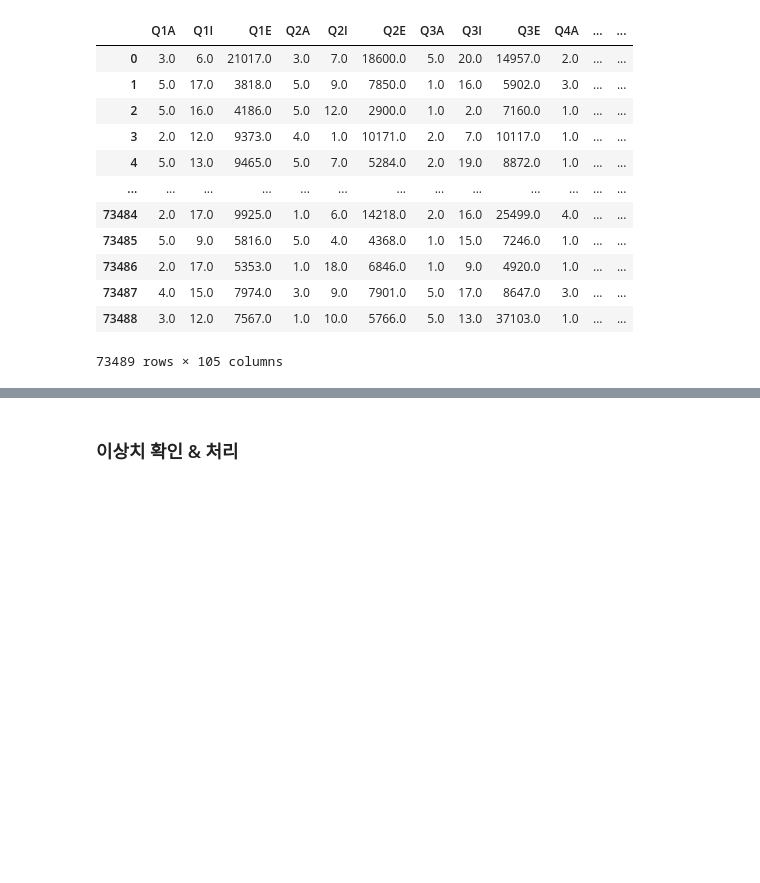
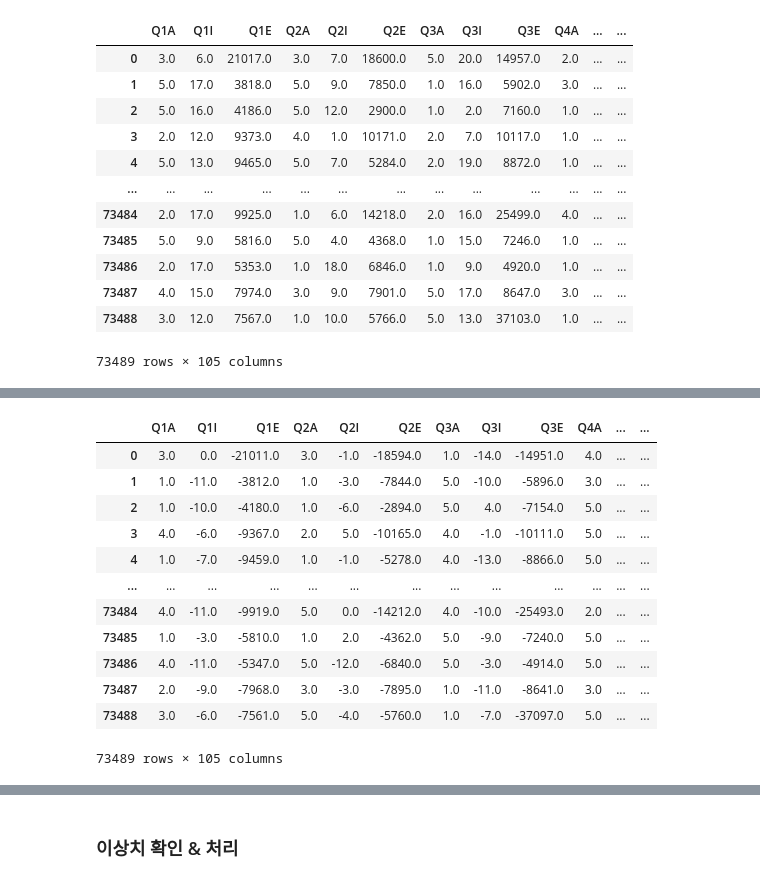
Before and after one commit to dss-14th/ml-repo-3, a Jupyter notebook: data_for_auto_eda.ipynb, the cells around one changed output, grey strips where cells are left out. Cells and saved outputs as stored; diff of their text form; code cells hidden in the pictures; blank space fills up the shorter version.

```diff
--- a/data_for_auto_eda.ipynb
+++ b/data_for_auto_eda.ipynb
@@ -6,7 +6,7 @@
 # %% [markdown]
 ### 전체 데이터 불러오기
 # %%
-df = pd.read_csv('../MACH_data/data.csv', delimiter='\t')
+df = pd.read_csv('./MACH_data/data.csv', delimiter='\t')
 df
 # %% [output]
 |  | Q1A | Q1I | Q1E | Q2A | Q2I | Q2E | Q3A | Q3I | Q3E | Q4A | ... | ... |
@@ -22,3 +22,6 @@ df
 | 73487 | 4.0 | 15.0 | 7974.0 | 3.0 | 9.0 | 7901.0 | 5.0 | 17.0 | 8647.0 | 3.0 | ... | ... |
 | 73488 | 3.0 | 12.0 | 7567.0 | 1.0 | 10.0 | 5766.0 | 5.0 | 13.0 | 37103.0 | 1.0 | ... | ... |
 73489 rows × 105 columns
+# %%
+a = list(df.columns)
+a
@@ -24,0 +46,7 @@ df
+# %%
+datas = []
+for i in a:
+    if "N" in i:
+        datas.append(i)
+
+datas
@@ -24,0 +71,20 @@ df
+# %%
+flipping_columns = datas
+for flip in flipping_columns:
+    df[flip] = 6 - df[flip]
+# %%
+df
+# %% [output]
+|  | Q1A | Q1I | Q1E | Q2A | Q2I | Q2E | Q3A | Q3I | Q3E | Q4A | ... | ... |
+| 0 | 3.0 | 0.0 | -21011.0 | 3.0 | -1.0 | -18594.0 | 1.0 | -14.0 | -14951.0 | 4.0 | ... | ... |
+| 1 | 1.0 | -11.0 | -3812.0 | 1.0 | -3.0 | -7844.0 | 5.0 | -10.0 | -5896.0 | 3.0 | ... | ... |
+| 2 | 1.0 | -10.0 | -4180.0 | 1.0 | -6.0 | -2894.0 | 5.0 | 4.0 | -7154.0 | 5.0 | ... | ... |
+| 3 | 4.0 | -6.0 | -9367.0 | 2.0 | 5.0 | -10165.0 | 4.0 | -1.0 | -10111.0 | 5.0 | ... | ... |
+| 4 | 1.0 | -7.0 | -9459.0 | 1.0 | -1.0 | -5278.0 | 4.0 | -13.0 | -8866.0 | 5.0 | ... | ... |
+| ... | ... | ... | ... | ... | ... | ... | ... | ... | ... | ... | ... | ... |
+| 73484 | 4.0 | -11.0 | -9919.0 | 5.0 | 0.0 | -14212.0 | 4.0 | -10.0 | -25493.0 | 2.0 | ... | ... |
+| 73485 | 1.0 | -3.0 | -5810.0 | 1.0 | 2.0 | -4362.0 | 5.0 | -9.0 | -7240.0 | 5.0 | ... | ... |
+| 73486 | 4.0 | -11.0 | -5347.0 | 5.0 | -12.0 | -6840.0 | 5.0 | -3.0 | -4914.0 | 5.0 | ... | ... |
+| 73487 | 2.0 | -9.0 | -7968.0 | 3.0 | -3.0 | -7895.0 | 1.0 | -11.0 | -8641.0 | 3.0 | ... | ... |
+| 73488 | 3.0 | -6.0 | -7561.0 | 5.0 | -4.0 | -5760.0 | 1.0 | -7.0 | -37097.0 | 5.0 | ... | ... |
+73489 rows × 105 columns
```
Also changed, not shown: parts of 4 cells of this notebook.
